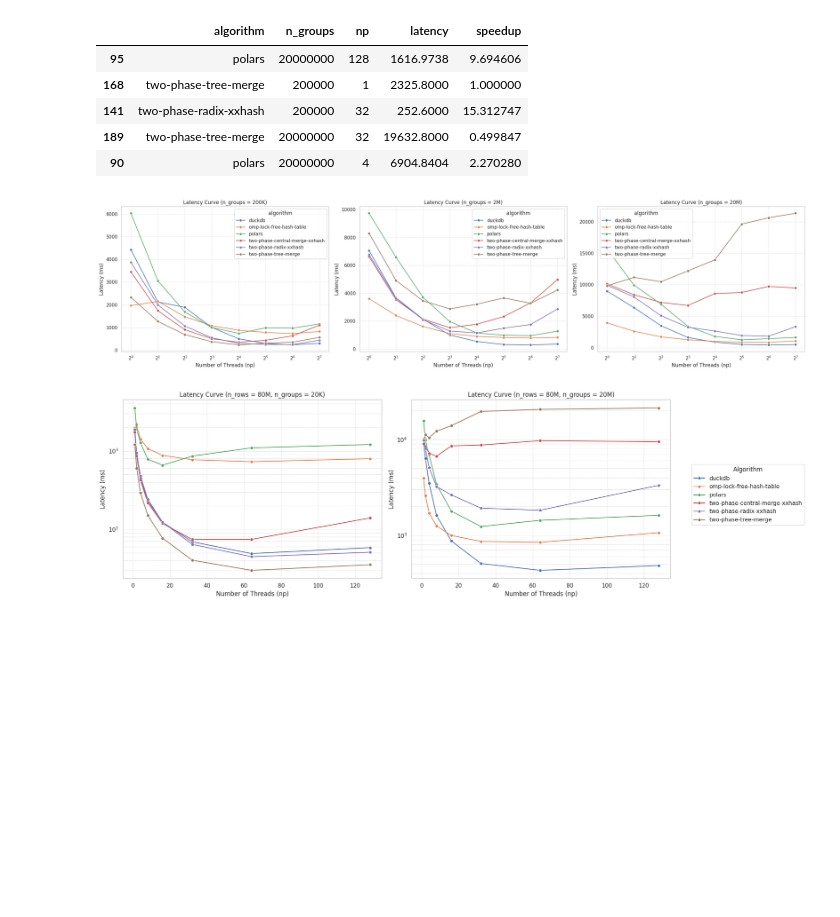
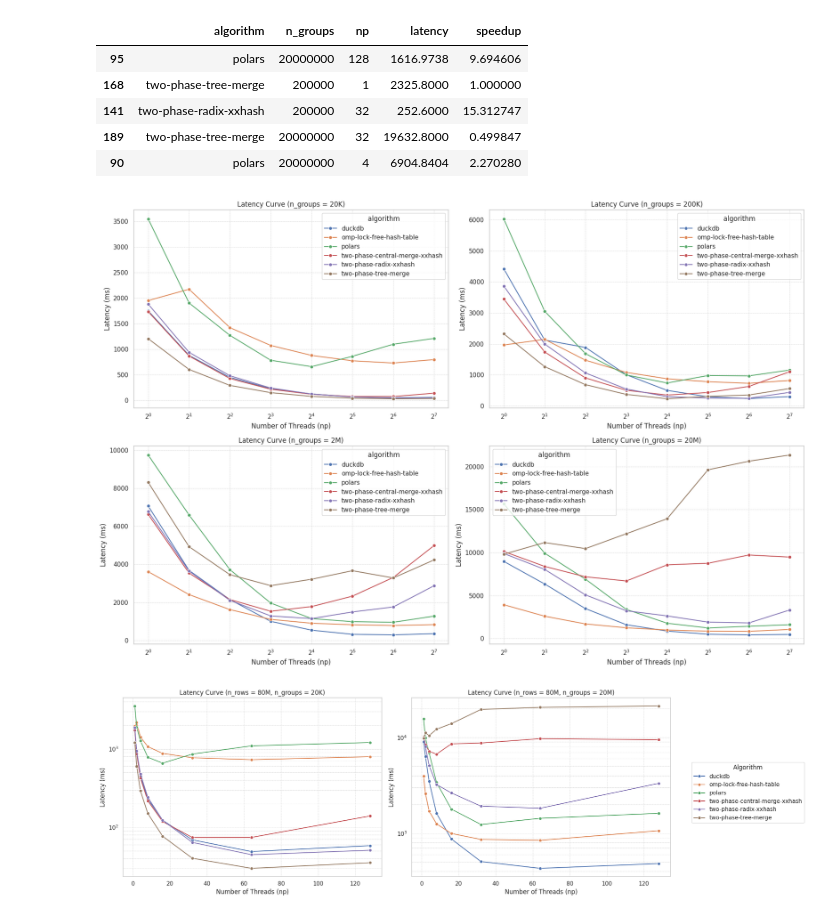
Before and after one commit to haok1402/parallel-groupby, a Jupyter notebook: analyze.ipynb, the cells around one changed output. Cells and saved outputs as stored; diff of their text form; code cells hidden in the pictures; blank space fills up the shorter version.

Commit message:
do a 2x2 plotting

```diff
--- a/analyze.ipynb
+++ b/analyze.ipynb
@@ -89,30 +89,29 @@ display(df.sample(5))
 # %%
 import matplotlib.pyplot as plt
 import seaborn as sns
 
 def format_number(n):
     if n >= 1_000_000_000: return f"{n//1_000_000}B"
     if n >= 1_000_000: return f"{n//1_000_000}M"
     if n >= 1_000: return f"{n//1_000}K"
     return str(n)
 
 sns.set_theme(style="whitegrid")
-fig, axes = plt.subplots(1, 3, figsize=(24, 6))
-handles, labels = [], []
-for ax, groups in zip(axes, sorted(df["n_groups"].unique())[-3:]):
+fig, axes = plt.subplots(2, 2, figsize=(18, 12))
+for ax, groups in zip(axes.flatten(), sorted(df["n_groups"].unique())):
     subset = df[df["n_groups"] == groups]
     sns.lineplot(data=subset, x="np", y="latency", hue="algorithm", marker="o", ax=ax)
     ax.set_title(f"Latency Curve (n_groups = {format_number(groups)})")
     ax.set_xlabel("Number of Threads (np)")
     ax.set_ylabel("Latency (ms)")
     ax.set_xscale("log", base=2)
     ax.grid(True, which="both", linestyle="--", linewidth=0.5)
 
 plt.tight_layout()
 plt.savefig("results/latency_curves_combined.svg")
 plt.show()
 # %% [output]
-[figure, old version]
+[figure, new version]
 # %%
 import matplotlib.pyplot as plt
 import seaborn as sns
```
